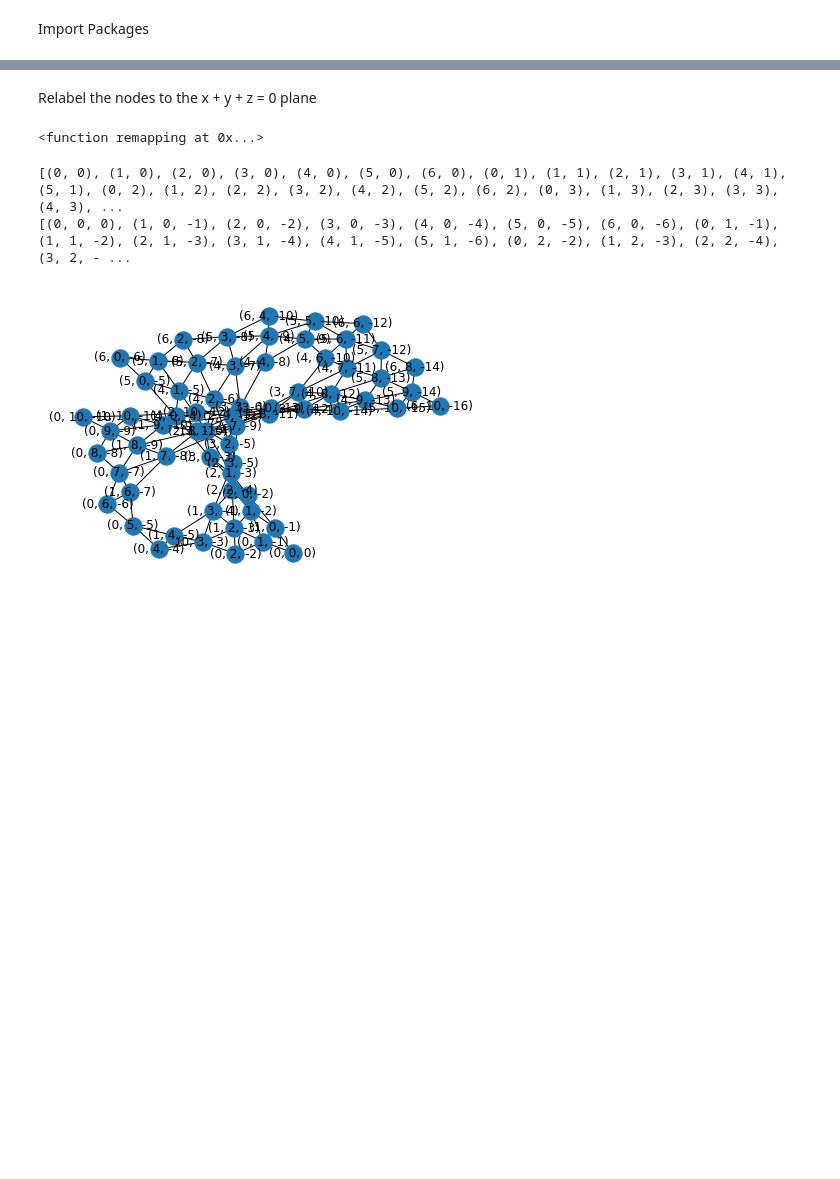
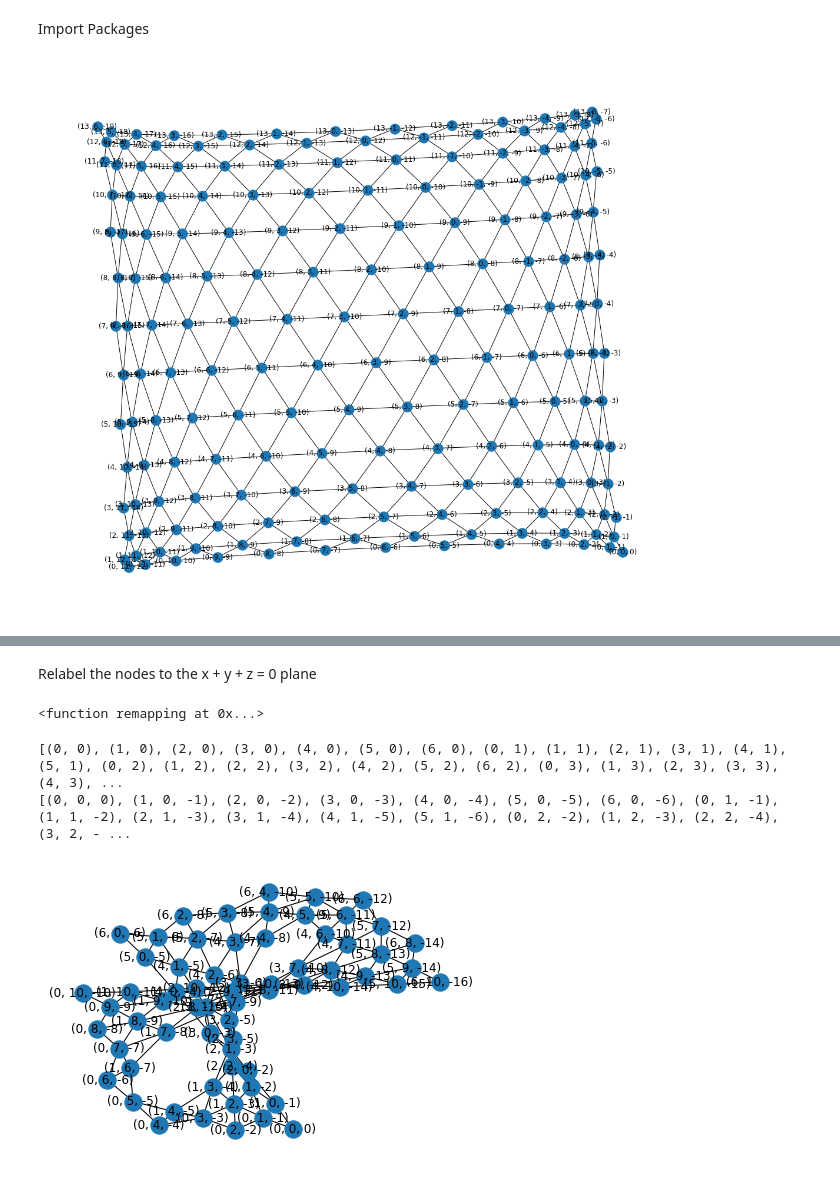
Before and after one commit to casualcoffeeaddict/Honeycomb-Maze, a Jupyter notebook: honeycomb_maze/testing/networkx_test.ipynb, the cells around one changed output, grey strips where cells are left out. Cells and saved outputs as stored; diff of their text form; code cells hidden in the pictures; blank space fills up the shorter version.

```diff
--- a/honeycomb_maze/testing/networkx_test.ipynb
+++ b/honeycomb_maze/testing/networkx_test.ipynb
@@ -6,0 +13,13 @@ from honeycomb_maze.main import *
+# %%
+# draw the maze
+G = hm.movement_network
+
+
+# pos = nx.spring_layout(G)
+# flipped_pos = {node: (x,-y) for (node, (x,y)) in pos.items()}
+nx.draw_spectral(G, with_labels=True,) # pos=flipped_pos)
+
+plt.gca().invert_yaxis()
+plt.show()
+# %% [output]
+[figure, added]
```
Also changed, not shown: parts of 5 cells of this notebook, 6 other files.
